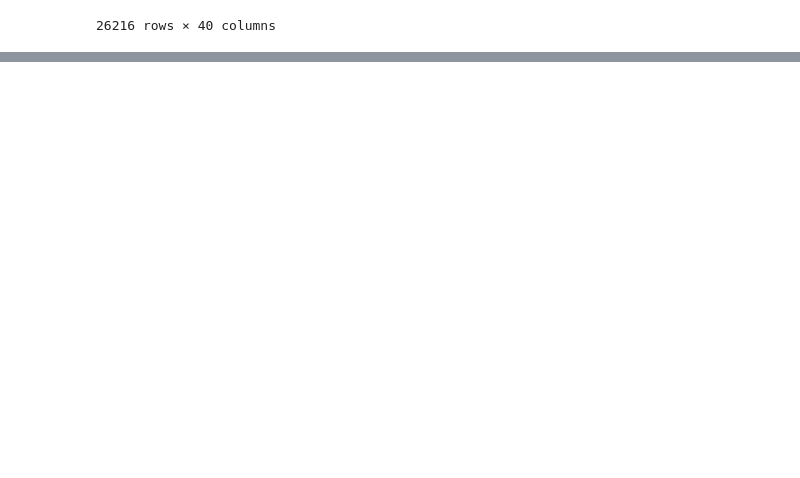
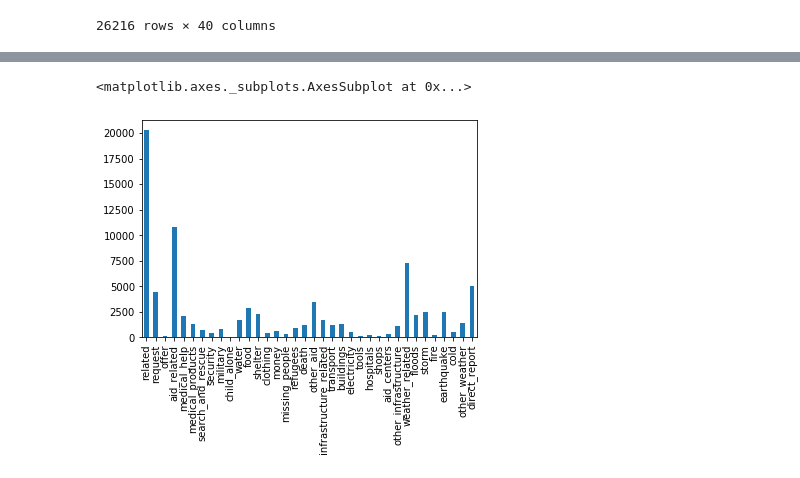
Before and after one commit to RuchitDoshi/DisasterResponses, a Jupyter notebook: data/Untitled.ipynb, the cells around one changed output, grey strips where cells are left out. Drawn from its saved outputs; the diff is of its cells as text; code cells hidden in the pictures; blank space fills up the shorter version.

```diff
--- a/data/Untitled.ipynb
+++ b/data/Untitled.ipynb
@@ -22,0 +28,8 @@ df
+# %%
+Y=df.copy()
+Y.drop(['id','message','original','genre'],axis=1,inplace=True)
+# %%
+Y.sum().plot(kind='bar')
+# %% [output]
+<matplotlib.axes._subplots.AxesSubplot at 0x...>
+[figure, added]
```
Also changed, not shown: parts of 1 cell of this notebook, 3 other files.
